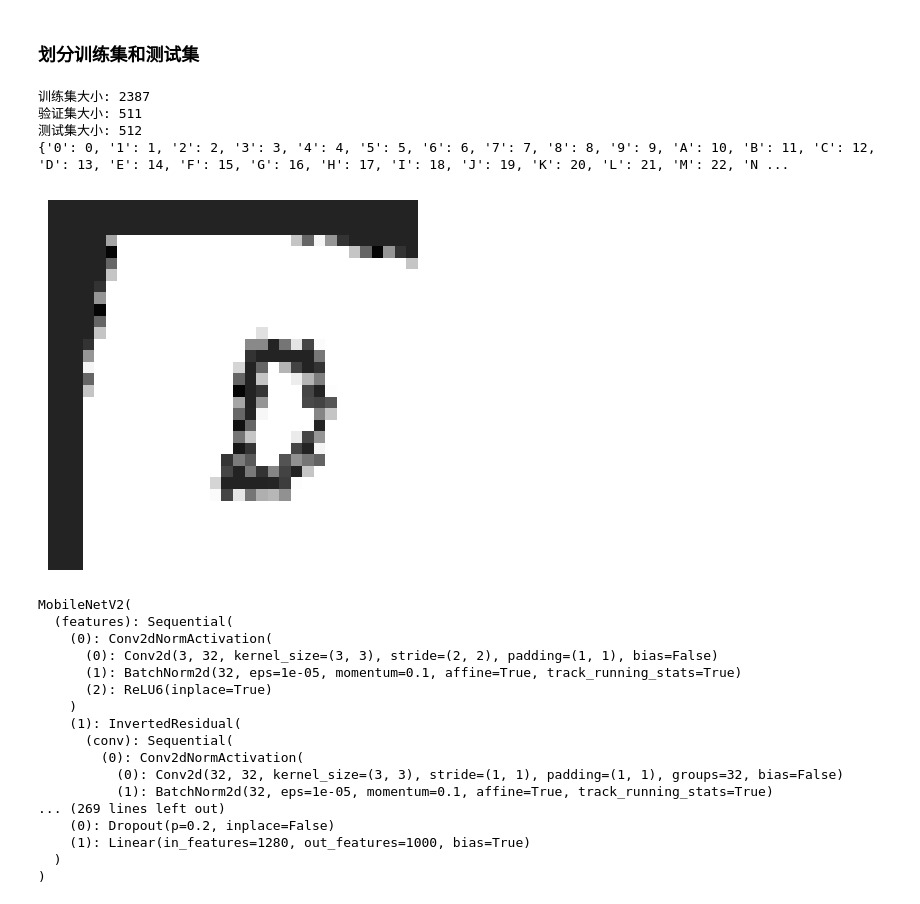
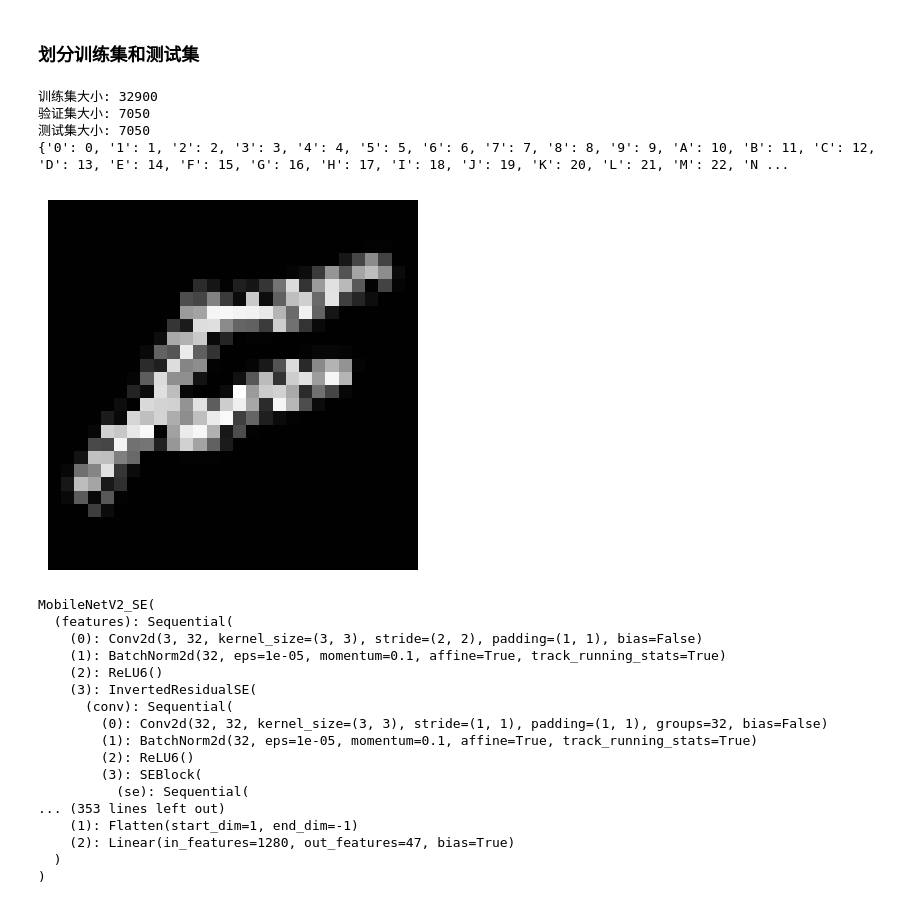
Before and after one commit to Authcult/Com_Intelligent_work, a Jupyter notebook: baseline.ipynb, the cells around one changed output. Cells and saved outputs as stored; diff of their text form; code cells hidden in the pictures.

```diff
--- a/baseline.ipynb
+++ b/baseline.ipynb
@@ -70,7 +71,7 @@ LR = 1e-4
 class AlbumentationsTransform:
     def __init__(self):
         self.transform=A.Compose([
-            A.Resize(32, 32),
+            A.Resize(28, 28),
             A.Rotate(limit=15, p=0.5),
             A.Affine(translate_percent=(0.1,0.1),p=0.5),
             A.RandomBrightnessContrast(p=0.3),
@@ -86,41 +87,41 @@ transform=AlbumentationsTransform()
 # %%
 # 使用函数划分数据集
 train_loader, val_loader, test_loader, full_dataset = split_dataset(
-    root_dir="EnglishHnd/EnglishHnd/English/Hnd/Img",
+    root_dir="emnist_png_balanced",
     # root_dir="EnglishImg/EnglishImg/English/Img/GoodImg/Bmp",
     transform=transform,
     train_ratio=0.7,
     val_ratio=0.15,
     test_ratio=0.15,
     batch_size=BATCH_SIZE,
     shuffle=True,
     random_seed=42
 )
 
 # 打印数据集大小
 print(f"训练集大小: {len(train_loader.dataset)}")
 print(f"验证集大小: {len(val_loader.dataset)}")
 print(f"测试集大小: {len(test_loader.dataset)}")
 
 # 获取类别数量
 label_num = len(full_dataset.class_to_idx)
 print(full_dataset.class_to_idx)
 # 数据可视化
 to_img = T.ToPILImage()
 a = to_img(train_loader.dataset[0][0])  # size=[1, 28, 28]
 plt.imshow(a)
 plt.axis('off')
 plt.show()
 
 
 # 获取类别数量
 label_num = len(full_dataset.class_to_idx)
 # %% [output]
-训练集大小: 2387
-验证集大小: 511
-测试集大小: 512
+训练集大小: 32900
+验证集大小: 7050
+测试集大小: 7050
 {'0': 0, '1': 1, '2': 2, '3': 3, '4': 4, '5': 5, '6': 6, '7': 7, '8': 8, '9': 9, 'A': 10, 'B': 11, 'C': 12, 'D': 13, 'E': 14, 'F': 15, 'G': 16, 'H': 17, 'I': 18, 'J': 19, 'K': 20, 'L': 21, 'M': 22, 'N ...
-[figure, old version]
+[figure, new version]
 # %%
 
 # # 获取展平后的训练集和验证集
@@ -133,9 +134,9 @@ label_num = len(full_dataset.class_to_idx)
 # %%
 
 # 初始化模型
-cnn = mobilenet_v2(pretrained=True)
+cnn = MobileNetV2_SE(num_classes=label_num)
 # 加载最好的权重模型
-# cnn.load_state_dict(torch.load('myCnn/baseline_weight/resnet18_best_model.pth'))
+# cnn.load_state_dict(torch.load('myCnn/best_model.pth'))
 
 print(cnn)
 
@@ -159,21 +160,21 @@ scheduler = torch.optim.lr_scheduler.CosineAnnealingLR(
 # 定义损失函数
 loss_func = nn.CrossEntropyLoss()
 # %% [output]
-MobileNetV2(
+MobileNetV2_SE(
   (features): Sequential(
-    (0): Conv2dNormActivation(
-      (0): Conv2d(3, 32, kernel_size=(3, 3), stride=(2, 2), padding=(1, 1), bias=False)
-      (1): BatchNorm2d(32, eps=1e-05, momentum=0.1, affine=True, track_running_stats=True)
-      (2): ReLU6(inplace=True)
-    )
-    (1): InvertedResidual(
+    (0): Conv2d(3, 32, kernel_size=(3, 3), stride=(2, 2), padding=(1, 1), bias=False)
+    (1): BatchNorm2d(32, eps=1e-05, momentum=0.1, affine=True, track_running_stats=True)
+    (2): ReLU6()
+    (3): InvertedResidualSE(
       (conv): Sequential(
-        (0): Conv2dNormActivation(
-          (0): Conv2d(32, 32, kernel_size=(3, 3), stride=(1, 1), padding=(1, 1), groups=32, bias=False)
-          (1): BatchNorm2d(32, eps=1e-05, momentum=0.1, affine=True, track_running_stats=True)
-... (269 lines left out)
-    (0): Dropout(p=0.2, inplace=False)
-    (1): Linear(in_features=1280, out_features=1000, bias=True)
+        (0): Conv2d(32, 32, kernel_size=(3, 3), stride=(1, 1), padding=(1, 1), groups=32, bias=False)
+        (1): BatchNorm2d(32, eps=1e-05, momentum=0.1, affine=True, track_running_stats=True)
+        (2): ReLU6()
+        (3): SEBlock(
+          (se): Sequential(
+... (353 lines left out)
+    (1): Flatten(start_dim=1, end_dim=-1)
+    (2): Linear(in_features=1280, out_features=47, bias=True)
   )
 )
 # %%
```
Also changed, not shown: parts of 5 cells of this notebook, 4 other files.
